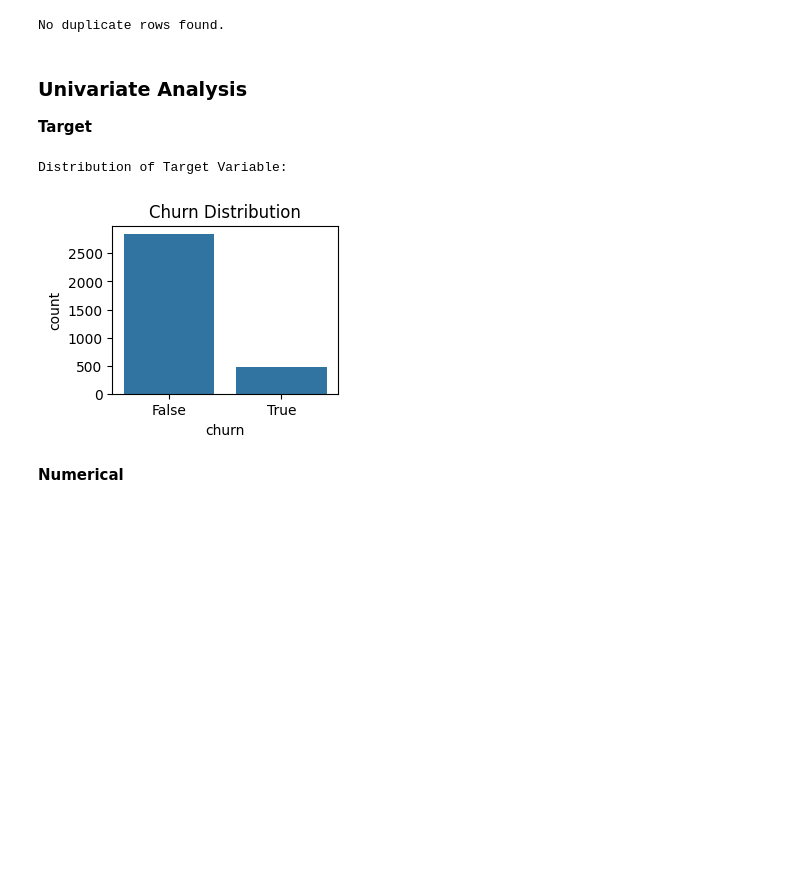
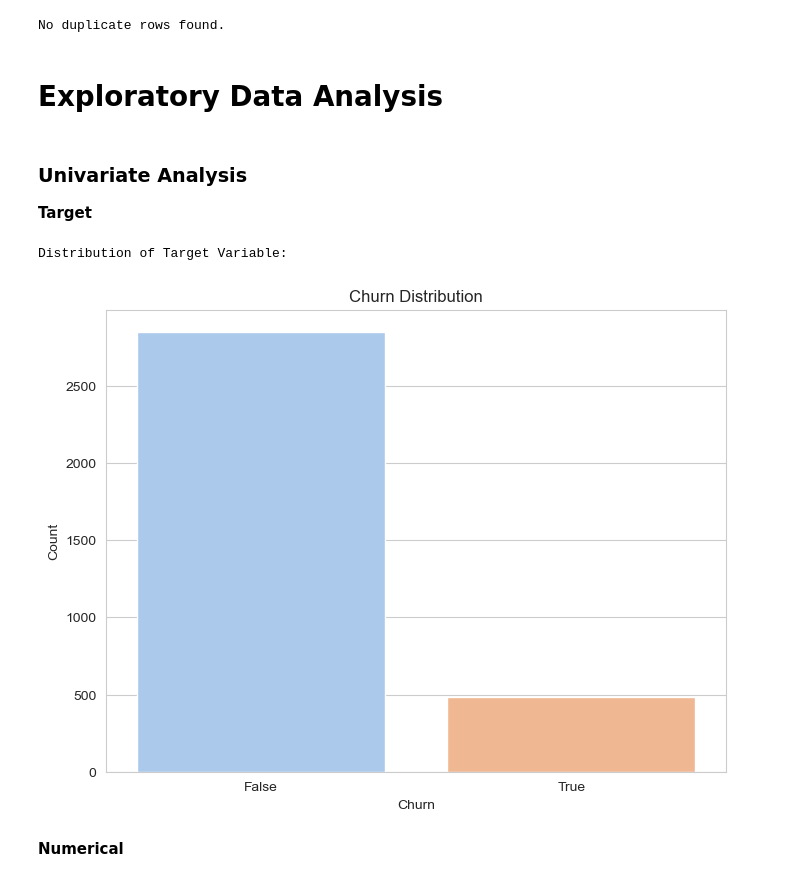
Before and after one commit to Amondi4/Phase-3-Project, a Jupyter notebook: Notebook.ipynb, the cells around one changed output. Saved outputs shown, nothing was run; the diff lists cells and outputs as text; code cells hidden in the pictures; blank space fills up the shorter version.

```diff
--- a/Notebook.ipynb
+++ b/Notebook.ipynb
@@ -160,22 +177,32 @@ else:
     print("No duplicate rows found.")
 # %% [output]
 No duplicate rows found.
+# %% [markdown]
+# **Exploratory Data Analysis**
 # %% [markdown]
 ### **Univariate Analysis**
 
 **Target**
 # %%
-print("Distribution of Target Variable:")
+print('Distribution of Target Variable:')
 
-# Plotting the churn distribution using Seaborn
-plt.subplot(2, 2, 3)
+# Set the custom color palette
+sns.set_palette('pastel')
+
+# Creating a figure object
+plt.figure(figsize=(8, 6))
+
+# Plotting the churn distribution
 sns.countplot(data=df, x='churn')
 plt.title('Churn Distribution')
-plt.tight_layout
+plt.xlabel('Churn')
+plt.ylabel('Count')
+
+# Show plot
 plt.show()
 # %% [output]
 Distribution of Target Variable:
-[figure, old version]
+[figure, new version]
 # %% [markdown]
 **Numerical**
 # %%
```
Also changed, not shown: parts of 15 cells of this notebook.
